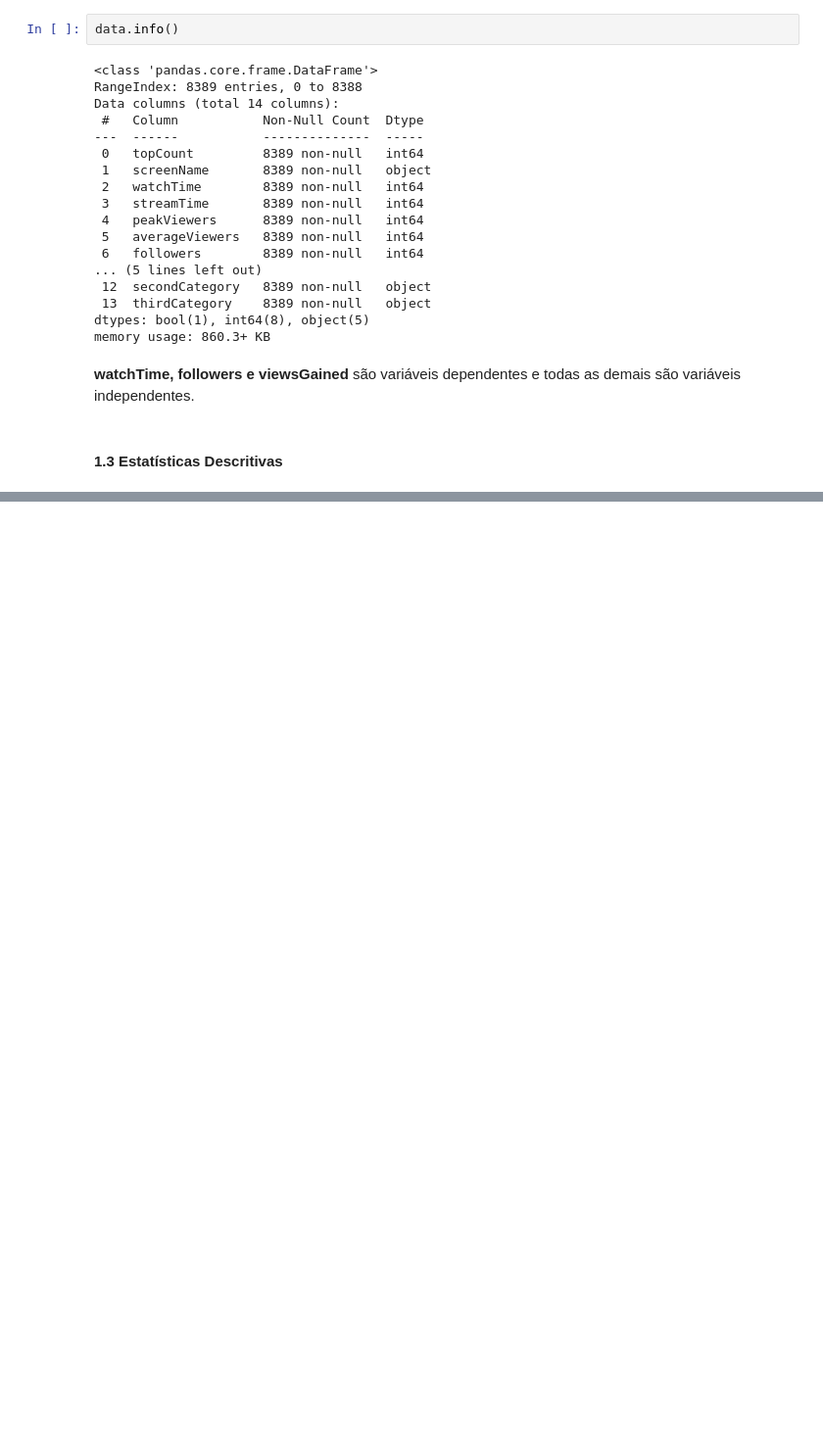
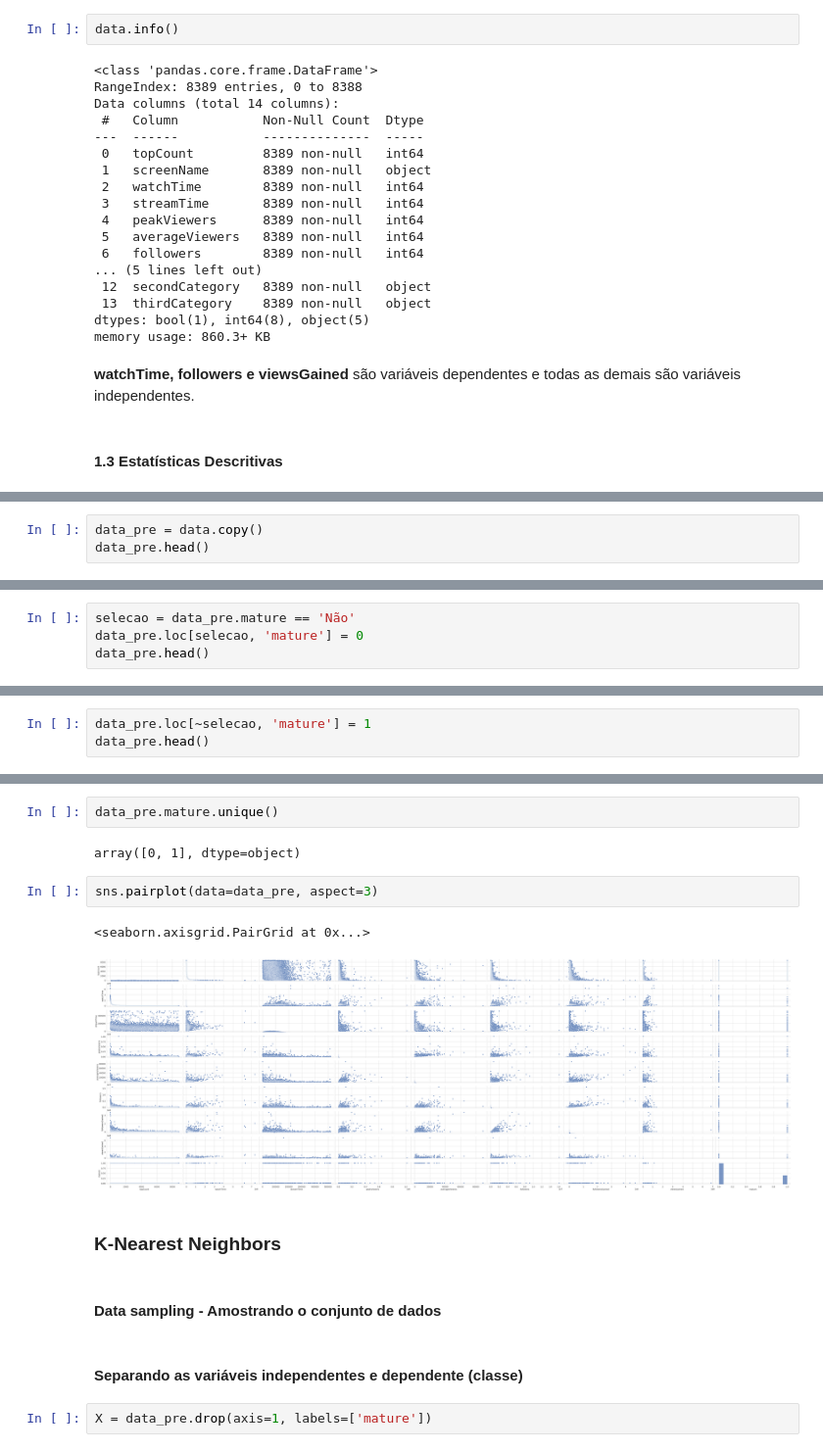
Before and after one commit to bruno-albino/exploratory-analysis-ifsp, a Jupyter notebook: Machine_learning.ipynb, the cells around one changed output, grey strips where cells are left out. Shown at 98% size. Cells and saved outputs as stored; diff of their text form; blank space fills up the shorter version.

```diff
--- a/Machine_learning.ipynb
+++ b/Machine_learning.ipynb
@@ -153,0 +265,3 @@ data.groupby('firstCategory')['watchTime'].describe()
+# %%
+data_pre = data.copy()
+data_pre.head()
@@ -153,0 +275,4 @@ data.groupby('firstCategory')['watchTime'].describe()
+# %%
+selecao = data_pre.mature == 'Não'
+data_pre.loc[selecao, 'mature'] = 0
+data_pre.head()
@@ -153,0 +286,3 @@ data.groupby('firstCategory')['watchTime'].describe()
+# %%
+data_pre.loc[~selecao, 'mature'] = 1
+data_pre.head()
@@ -153,0 +296,17 @@ data.groupby('firstCategory')['watchTime'].describe()
+# %%
+data_pre.mature.unique()
+# %% [output]
+array([0, 1], dtype=object)
+# %%
+sns.pairplot(data=data_pre, aspect=3)
+# %% [output]
+<seaborn.axisgrid.PairGrid at 0x...>
+[figure, added]
+# %% [markdown]
+### K-Nearest Neighbors
+# %% [markdown]
+#### Data sampling - Amostrando o conjunto de dados
+# %% [markdown]
+#### Separando as variáveis independentes e dependente (classe)
+# %%
+X = data_pre.drop(axis=1, labels=['mature'])
```
Also changed, not shown: parts of 35 cells of this notebook.
